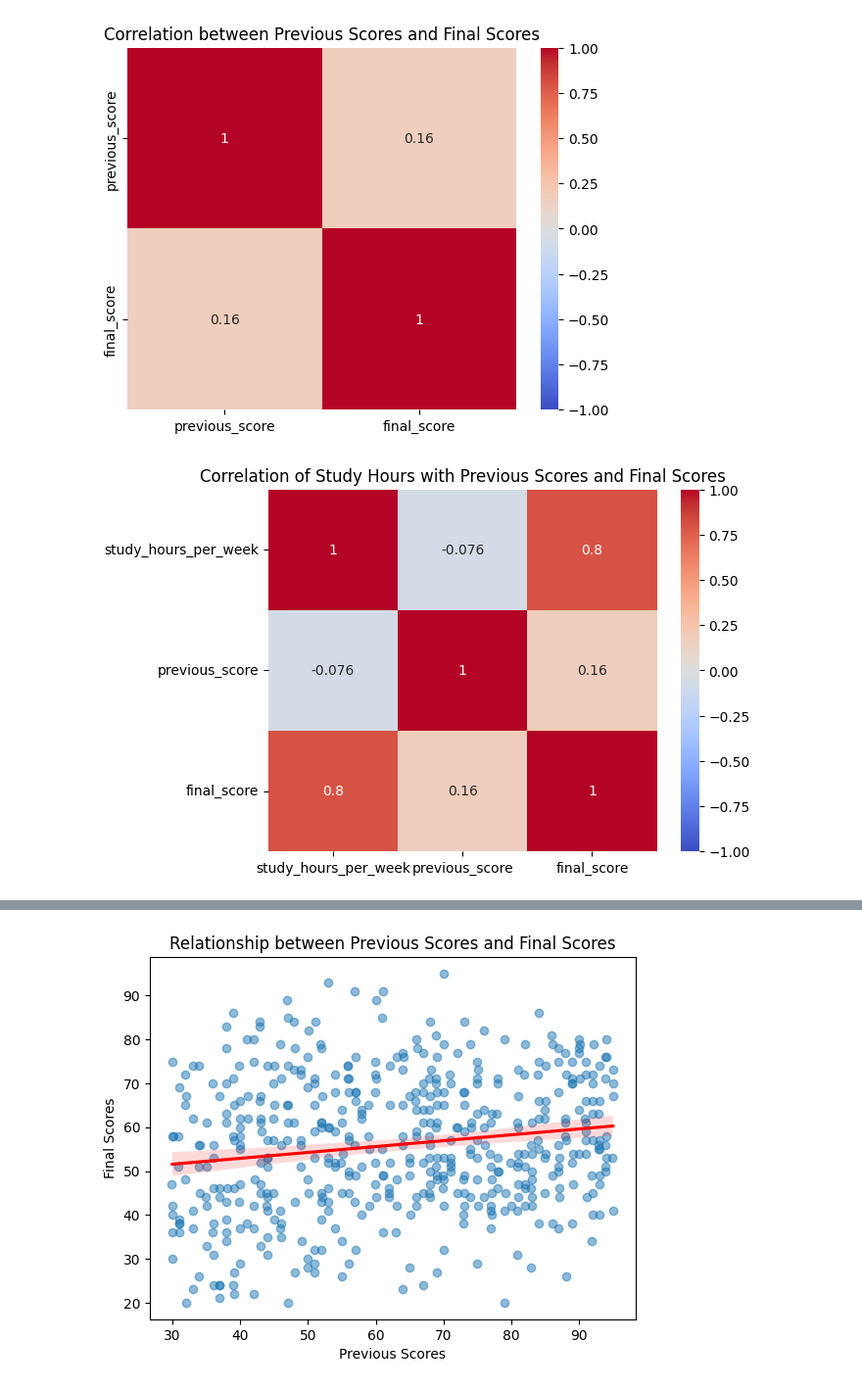
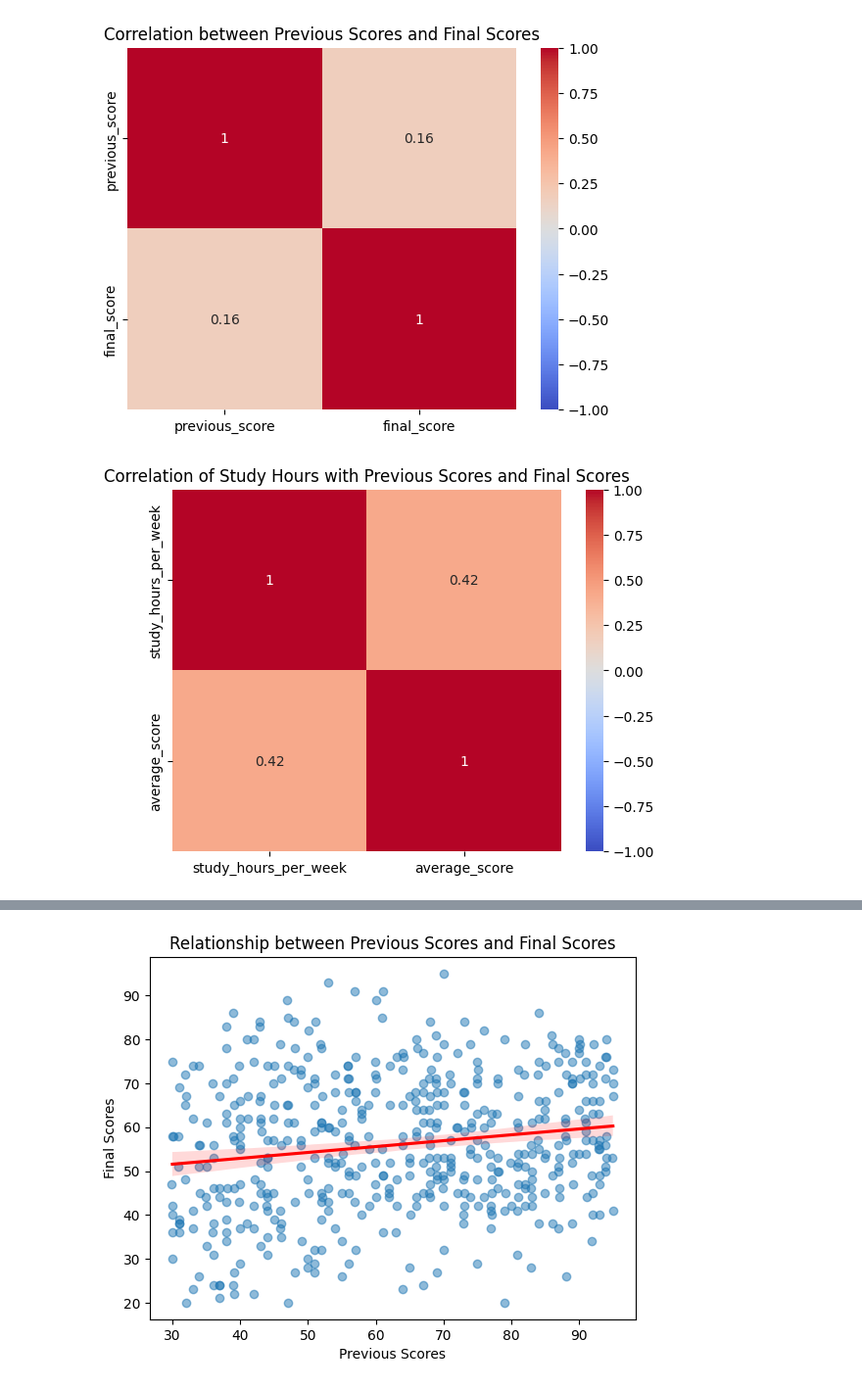
Before and after one commit to raymakoko/Student_Performance_Analyzer, a Jupyter notebook: notebooks/visualization.ipynb, the cells around one changed output, grey strips where cells are left out. Shown at 98% size. Cells and saved outputs as stored; diff of their text form; code cells hidden in the pictures.

```diff
--- a/notebooks/visualization.ipynb
+++ b/notebooks/visualization.ipynb
@@ -72,9 +97,9 @@ plt.show()
 [figure]
 # %%
 # create heat map to show correlation of study hours with previous scores and final scores
-correlation_matrix_study_hours_with_scores = student_performance_df[['study_hours_per_week', 'previous_score', 'final_score']].corr()
+correlation_matrix_study_hours_with_scores = student_performance_df[['study_hours_per_week', 'average_score']].corr()
 sns.heatmap(correlation_matrix_study_hours_with_scores, annot=True, cmap='coolwarm', vmin=-1, vmax=1)
 plt.title('Correlation of Study Hours with Previous Scores and Final Scores')
 plt.show()
 # %% [output]
-[figure, old version]
+[figure, new version]
```
Also changed, not shown: parts of 9 cells of this notebook, 1 other file.
